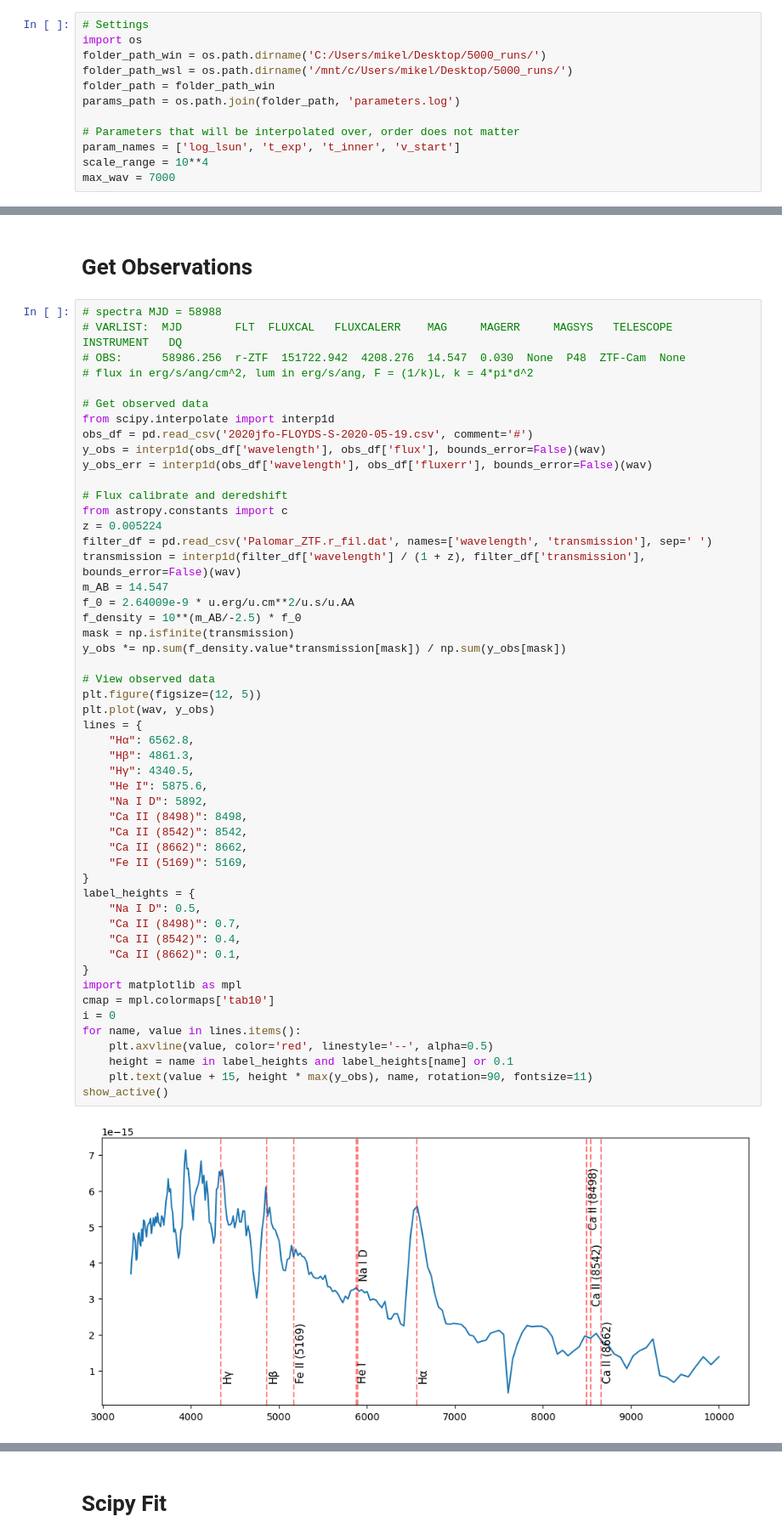
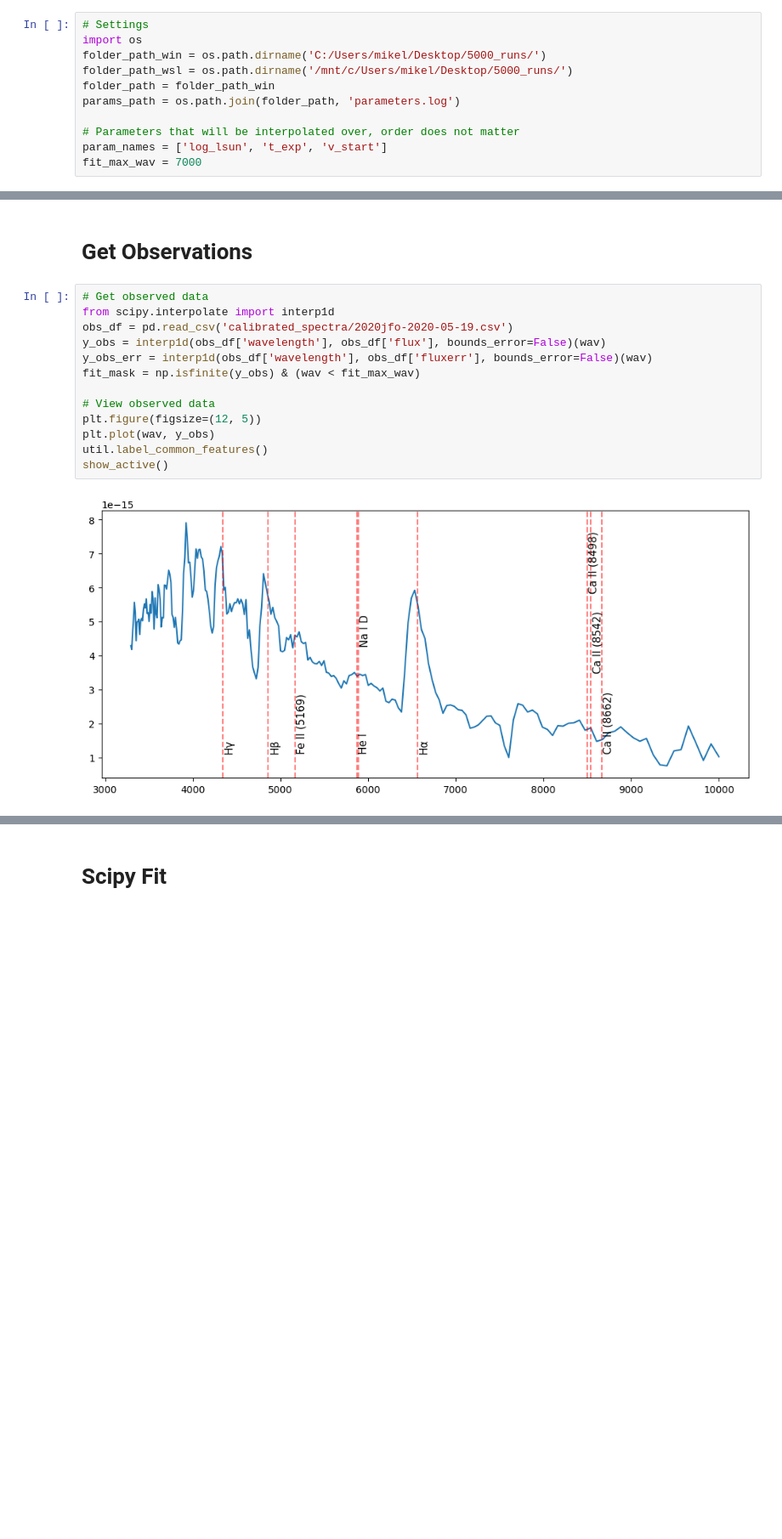
Before and after one commit to MichaelLukaszyk/iip-emulator, a Jupyter notebook: interpolator/interp.ipynb, the cells around one changed output, grey strips where cells are left out. Shown at 85% size. Drawn from its saved outputs; the diff is of its cells as text; blank space fills up the shorter version.

```diff
--- a/interpolator/interp.ipynb
+++ b/interpolator/interp.ipynb
@@ -9,7 +9,6 @@ folder_path = folder_path_win
 params_path = os.path.join(folder_path, 'parameters.log')
 
 # Parameters that will be interpolated over, order does not matter
-param_names = ['log_lsun', 't_exp', 't_inner', 'v_start']
-scale_range = 10**4
-max_wav = 7000
+param_names = ['log_lsun', 't_exp', 'v_start']
+fit_max_wav = 7000
 # %%
@@ -209,55 +105,17 @@ plt.show()
 # %% [markdown]
 # Get Observations
 # %%
-# spectra MJD = 58988
-# VARLIST:  MJD        FLT  FLUXCAL   FLUXCALERR    MAG     MAGERR     MAGSYS   TELESCOPE    INSTRUMENT   DQ
-# OBS:      58986.256  r-ZTF  151722.942  4208.276  14.547  0.030  None  P48  ZTF-Cam  None
-# flux in erg/s/ang/cm^2, lum in erg/s/ang, F = (1/k)L, k = 4*pi*d^2
-
 # Get observed data
 from scipy.interpolate import interp1d
-obs_df = pd.read_csv('2020jfo-FLOYDS-S-2020-05-19.csv', comment='#')
+obs_df = pd.read_csv('calibrated_spectra/2020jfo-2020-05-19.csv')
 y_obs = interp1d(obs_df['wavelength'], obs_df['flux'], bounds_error=False)(wav)
 y_obs_err = interp1d(obs_df['wavelength'], obs_df['fluxerr'], bounds_error=False)(wav)
-
-# Flux calibrate and deredshift
-from astropy.constants import c
-z = 0.005224
-filter_df = pd.read_csv('Palomar_ZTF.r_fil.dat', names=['wavelength', 'transmission'], sep=' ')
-transmission = interp1d(filter_df['wavelength'] / (1 + z), filter_df['transmission'], bounds_error=False)(wav)
-m_AB = 14.547
-f_0 = 2.64009e-9 * u.erg/u.cm**2/u.s/u.AA
-f_density = 10**(m_AB/-2.5) * f_0
-mask = np.isfinite(transmission)
-y_obs *= np.sum(f_density.value*transmission[mask]) / np.sum(y_obs[mask])
+fit_mask = np.isfinite(y_obs) & (wav < fit_max_wav)
 
 # View observed data
 plt.figure(figsize=(12, 5))
 plt.plot(wav, y_obs)
-lines = {
-    "Hα": 6562.8,
-    "Hβ": 4861.3,
-    "Hγ": 4340.5,
-    "He I": 5875.6,
-    "Na I D": 5892,
-    "Ca II (8498)": 8498,
-    "Ca II (8542)": 8542,
-    "Ca II (8662)": 8662,
-    "Fe II (5169)": 5169,
-}
-label_heights = {
-    "Na I D": 0.5,
-    "Ca II (8498)": 0.7,
-    "Ca II (8542)": 0.4,
-    "Ca II (8662)": 0.1,
-}
-import matplotlib as mpl
-cmap = mpl.colormaps['tab10']
-i = 0
-for name, value in lines.items():
-    plt.axvline(value, color='red', linestyle='--', alpha=0.5)
-    height = name in label_heights and label_heights[name] or 0.1
-    plt.text(value + 15, height * max(y_obs), name, rotation=90, fontsize=11)
+util.label_common_features()
 show_active()
 # %% [output]
-[figure, old version]
+[figure, new version]
```
Also changed, not shown: parts of 21 cells of this notebook, 20 other files.
